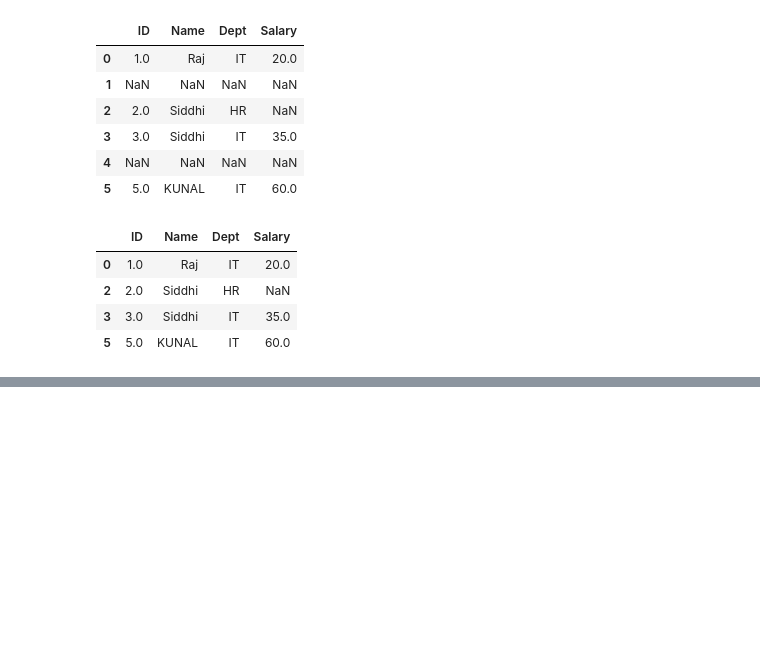
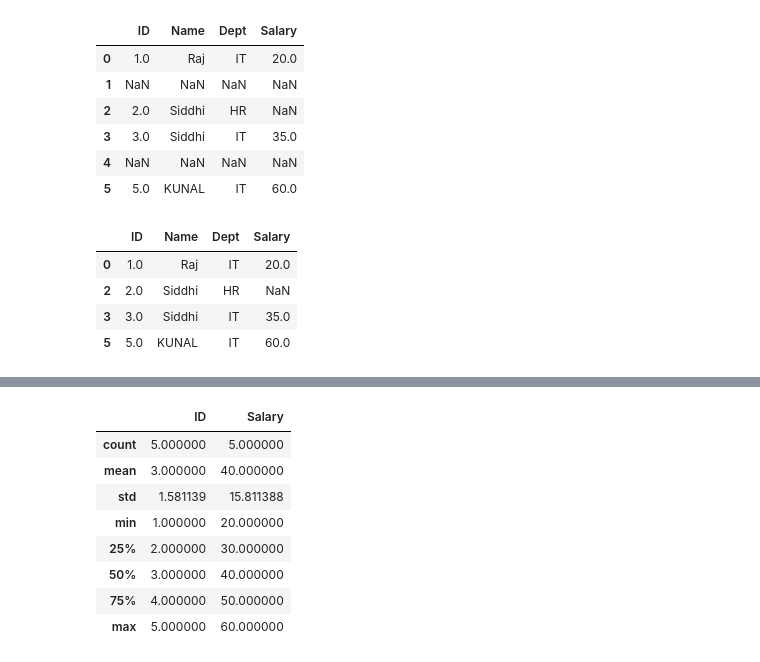
Before and after one commit to grishmamanchekar17-web/Python, a Jupyter notebook: Practice.ipynb, the cells around one changed output, grey strips where cells are left out. Saved outputs shown, nothing was run; the diff lists cells and outputs as text; code cells hidden in the pictures; blank space fills up the shorter version.

```diff
--- a/Practice.ipynb
+++ b/Practice.ipynb
@@ -2414,0 +2492,12 @@ df4
+# %%
+df4.describe()
+# %% [output]
+|  | ID | Salary |
+| count | 5.000000 | 5.000000 |
+| mean | 3.000000 | 40.000000 |
+| std | 1.581139 | 15.811388 |
+| min | 1.000000 | 20.000000 |
+| 25% | 2.000000 | 30.000000 |
+| 50% | 3.000000 | 40.000000 |
+| 75% | 4.000000 | 50.000000 |
+| max | 5.000000 | 60.000000 |
```
Also changed, not shown: parts of 13 cells of this notebook.
